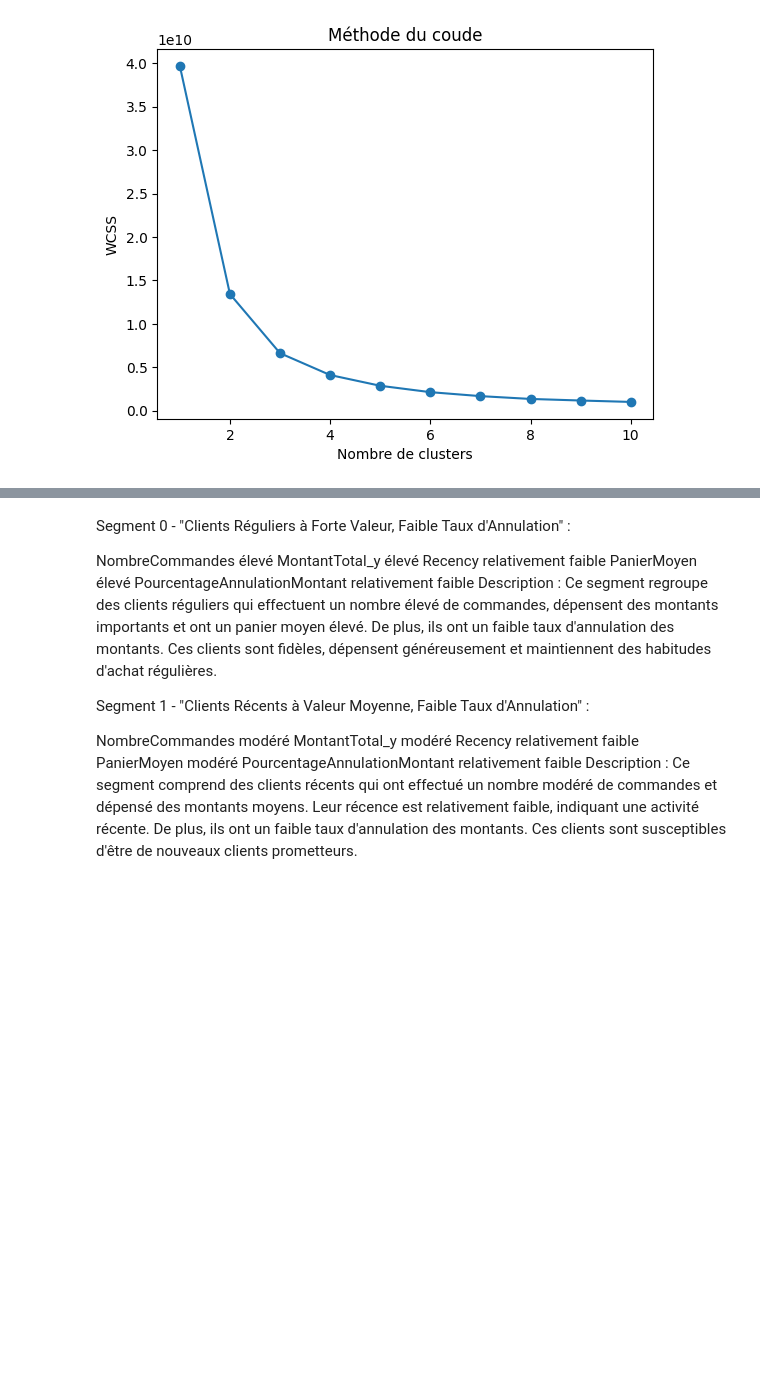
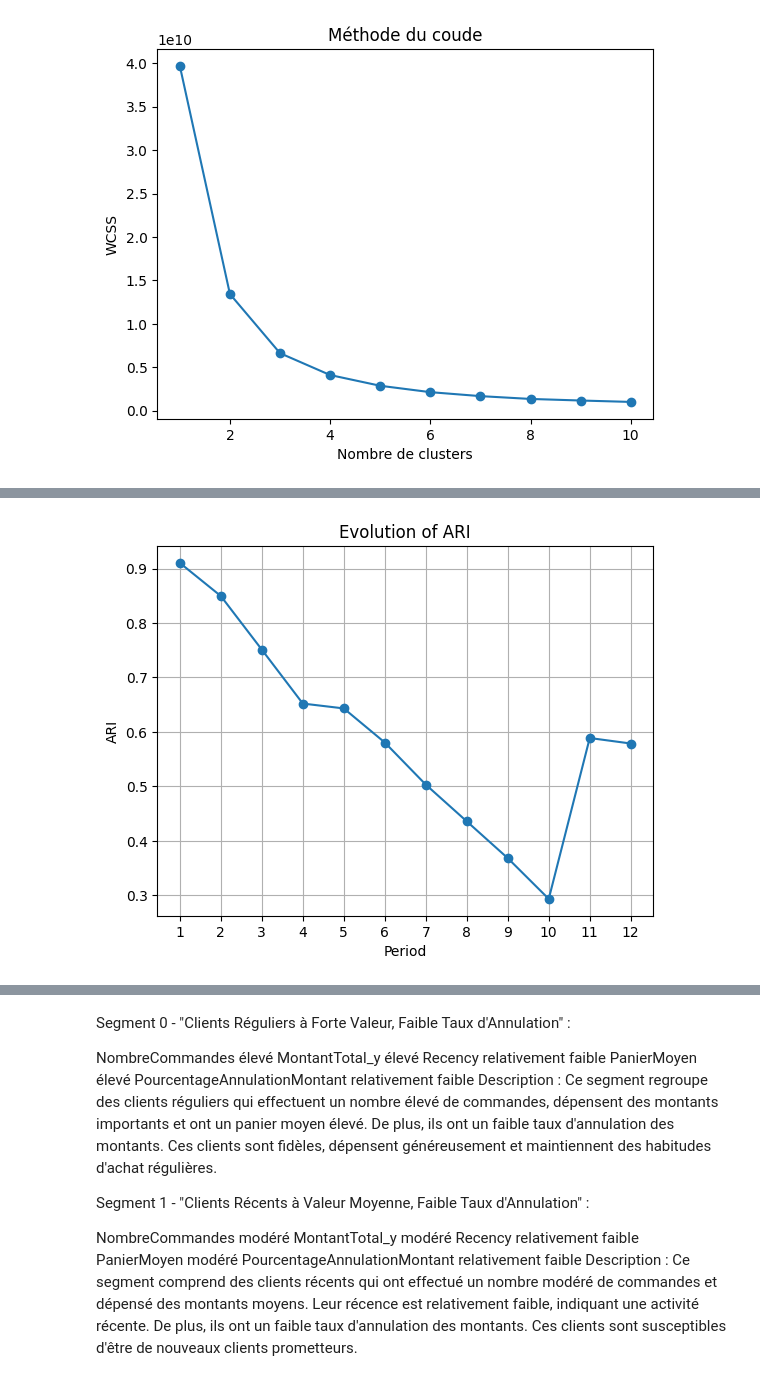
Before and after one commit to Manonp59/uk-retail, a Jupyter notebook: modelisation.ipynb, the cells around one changed output, grey strips where cells are left out. Saved outputs shown, nothing was run; the diff lists cells and outputs as text; code cells hidden in the pictures; blank space fills up the shorter version.

```diff
--- a/modelisation.ipynb
+++ b/modelisation.ipynb
@@ -55,0 +143,20 @@ plt.show()
+# %%
+import pandas as pd
+
+# Supposons que vous ayez une liste de DataFrames
+
+# Colonnes à conserver dans le DataFrame final
+columns_to_keep = ["Customer ID",'Segment']
+
+# Fusionner les DataFrames en utilisant merge()
+merged_df = df_list_no_outliers[0][columns_to_keep]
+merged_df.rename(columns={"Segment": "Segment"}, inplace=True)  # Renommer la colonne du premier segment de référence
+
+for i in range(1, len(df_list_no_outliers)):
+    suffix = f" {i}"  # Suffixe personnalisé pour les colonnes
+    df = df_list_no_outliers[i][["Customer ID", "Segment"]]
+    df.rename(columns={"Segment": f"Segment{suffix}"}, inplace=True)  # Renommer la colonne du segment actuel
+    merged_df = pd.merge(merged_df, df, on="Customer ID", how="left")
+
+# Afficher le DataFrame fusionné
+print(merged_df)
@@ -56,3 +232,34 @@ plt.show()
+# %%
+import matplotlib.pyplot as plt
+
+# Liste pour stocker les valeurs d'ARI
+ari_values = []
+
+# Boucle pour calculer les ARI et les ajouter à la liste
+for column in merged_df.columns:
+    if column != "Customer ID" and column != initial_segment:
+        segment = merged_df[column].values.tolist()
+
+        # Créer un masque pour filtrer les lignes avec des valeurs NaN dans les colonnes de segment
+        mask = ~pd.isnull(segment)
+
+        # Filtrer les listes segment et initial_segment_list
+        segment_filtered = [segment[i] for i in range(len(segment)) if mask[i]]
+        initial_segment_filtered = [initial_segment_list[i] for i in range(len(segment)) if mask[i]]
+
+        ari = adjusted_rand_score(initial_segment_filtered, segment_filtered)
+        ari_values.append(ari)
+
+# Tracer le graphique
+plt.plot(range(1, len(ari_values)+1), ari_values, marker='o')
+plt.xlabel("Period")
+plt.ylabel("ARI")
+plt.title("Evolution of ARI")
+plt.xticks(range(1, len(ari_values)+1))
+plt.grid(True)
+plt.show()
+# %% [output]
+[figure, added]
 # %%
 import pandas as pd
 from sklearn.cluster import KMeans
```
Also changed, not shown: parts of 12 cells of this notebook, 21 other files.
